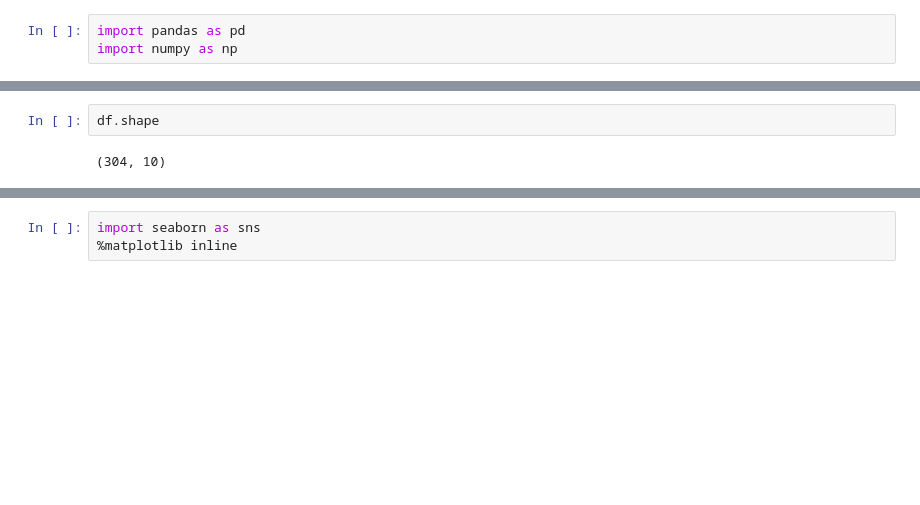
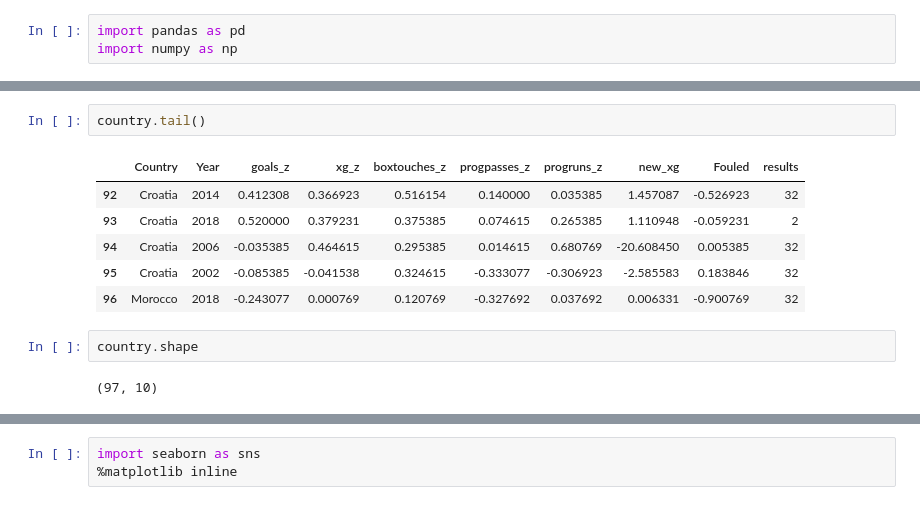
Before and after one commit to RyanJTalbot/bookcamp, a Jupyter notebook: world_cup/fifa/Untitled.ipynb, the cells around one changed output, grey strips where cells are left out. Cells and saved outputs as stored; diff of their text form; blank space fills up the shorter version.

```diff
--- a/world_cup/fifa/Untitled.ipynb
+++ b/world_cup/fifa/Untitled.ipynb
@@ -8,4 +22,13 @@ df = pd.concat(map(pd.read_csv, ['FIFA - 1978.csv', 'FIFA - 1982.csv', 'FIFA - 1
+# %%
+country.tail()
+# %% [output]
+|  | Country | Year | goals_z | xg_z | boxtouches_z | progpasses_z | progruns_z | new_xg | Fouled | results |
+| 92 | Croatia | 2014 | 0.412308 | 0.366923 | 0.516154 | 0.140000 | 0.035385 | 1.457087 | -0.526923 | 32 |
+| 93 | Croatia | 2018 | 0.520000 | 0.379231 | 0.375385 | 0.074615 | 0.265385 | 1.110948 | -0.059231 | 2 |
+| 94 | Croatia | 2006 | -0.035385 | 0.464615 | 0.295385 | 0.014615 | 0.680769 | -20.608450 | 0.005385 | 32 |
+| 95 | Croatia | 2002 | -0.085385 | -0.041538 | 0.324615 | -0.333077 | -0.306923 | -2.585583 | 0.183846 | 32 |
+| 96 | Morocco | 2018 | -0.243077 | 0.000769 | 0.120769 | -0.327692 | 0.037692 | 0.006331 | -0.900769 | 32 |
 # %%
-df.shape
+country.shape
 # %% [output]
-(304, 10)
+(97, 10)
```
Also changed, not shown: parts of 31 cells of this notebook.
